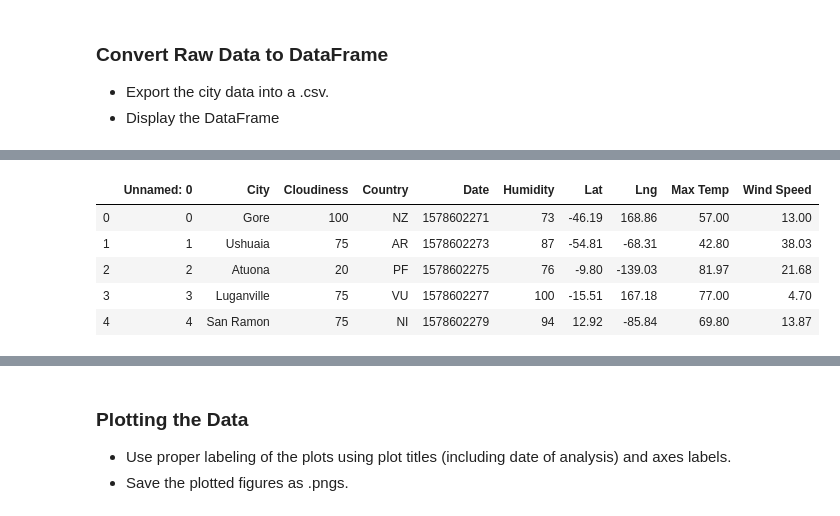
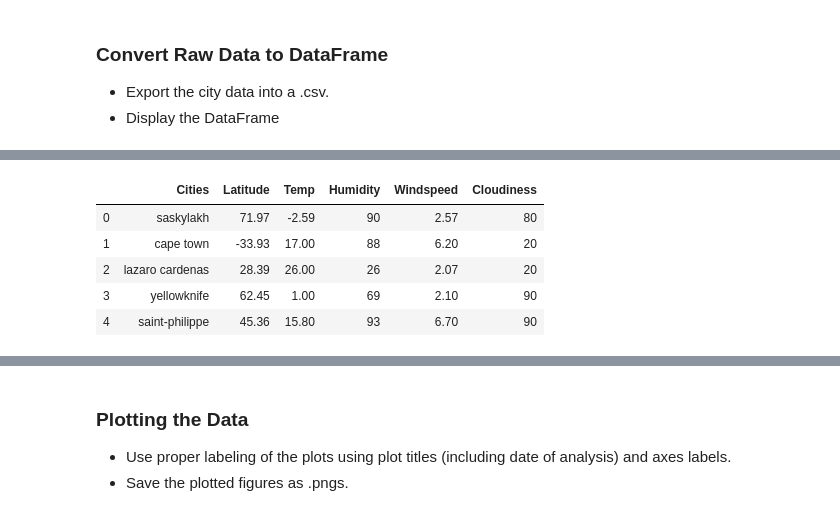
Before and after one commit to dddccc444/6-APIs, a Jupyter notebook: starter_code/WeatherPy.ipynb, the cells around one changed output, grey strips where cells are left out. Drawn from its saved outputs; the diff is of its cells as text; code cells hidden in the pictures.

```diff
--- a/starter_code/WeatherPy.ipynb
+++ b/starter_code/WeatherPy.ipynb
@@ -91,10 +157,10 @@ dtype: int64
 # %%
-weather_cities = pd.read_csv("weather.csv")
+weather_cities = pd.read_csv("weathercsv.csv")
 weather_cities.head()
 # %% [output]
-|  | Unnamed: 0 | City | Cloudiness | Country | Date | Humidity | Lat | Lng | Max Temp | Wind Speed |
-| 0 | 0 | Gore | 100 | NZ | 1578602271 | 73 | -46.19 | 168.86 | 57.00 | 13.00 |
-| 1 | 1 | Ushuaia | 75 | AR | 1578602273 | 87 | -54.81 | -68.31 | 42.80 | 38.03 |
-| 2 | 2 | Atuona | 20 | PF | 1578602275 | 76 | -9.80 | -139.03 | 81.97 | 21.68 |
-| 3 | 3 | Luganville | 75 | VU | 1578602277 | 100 | -15.51 | 167.18 | 77.00 | 4.70 |
-| 4 | 4 | San Ramon | 75 | NI | 1578602279 | 94 | 12.92 | -85.84 | 69.80 | 13.87 |
+|  | Cities | Latitude | Temp | Humidity | Windspeed | Cloudiness |
+| 0 | saskylakh | 71.97 | -2.59 | 90 | 2.57 | 80 |
+| 1 | cape town | -33.93 | 17.00 | 88 | 6.20 | 20 |
+| 2 | lazaro cardenas | 28.39 | 26.00 | 26 | 2.07 | 20 |
+| 3 | yellowknife | 62.45 | 1.00 | 69 | 2.10 | 90 |
+| 4 | saint-philippe | 45.36 | 15.80 | 93 | 6.70 | 90 |
```
Also changed, not shown: parts of 53 cells of this notebook, 15 other files.
